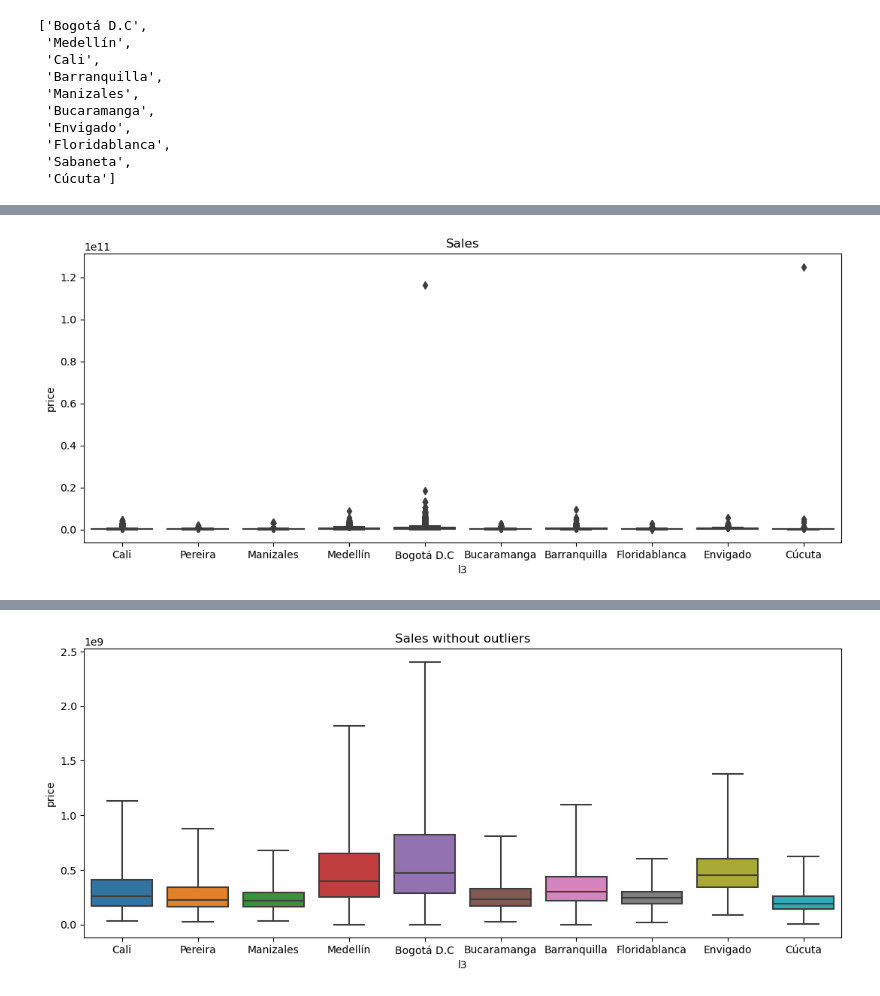
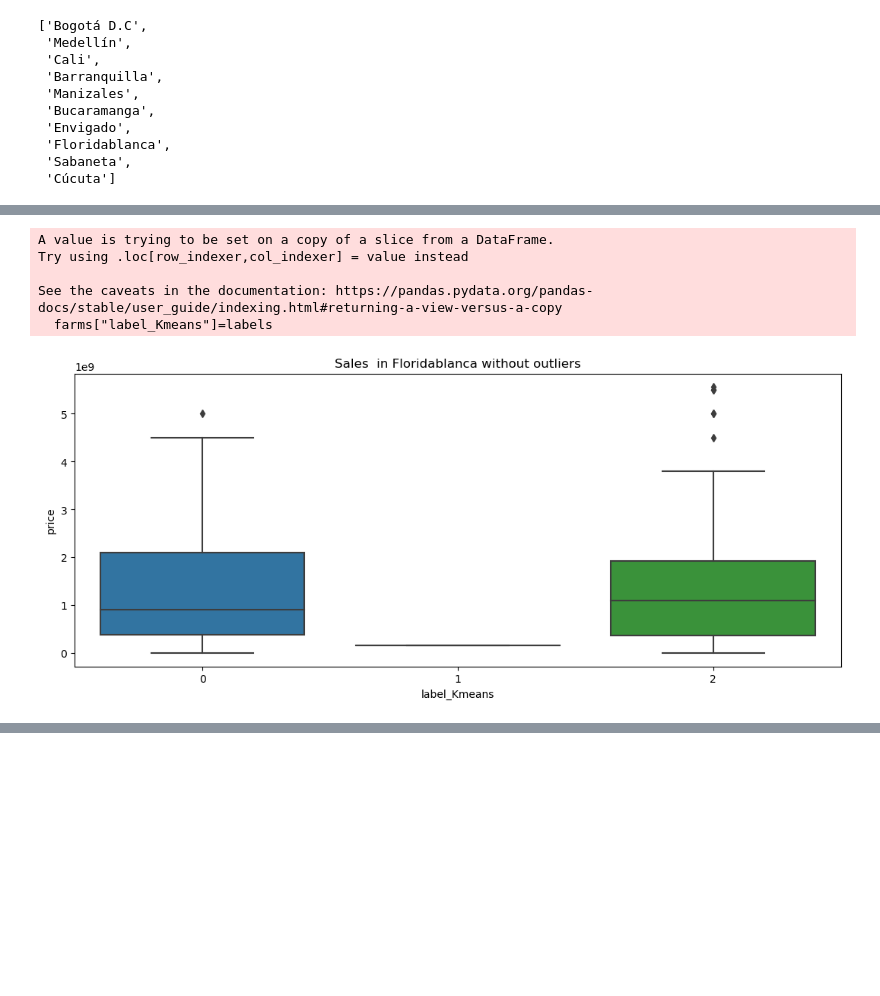
Before and after one commit to afrincon2/visualization, a Jupyter notebook: Prices.ipynb, the cells around one changed output, grey strips where cells are left out. Drawn from its saved outputs; the diff is of its cells as text; code cells hidden in the pictures; blank space fills up the shorter version.

```diff
--- a/Prices.ipynb
+++ b/Prices.ipynb
@@ -359,3 +266,0 @@ Name: property_type, dtype: int64
-# %%
-data=data[(data["currency"]!="ARS") & (data["currency"]!="USD")]
-data["currency"].value_counts()
@@ -395,9 +266,0 @@ plt.show()
-# %%
-corr=rent_data.corr ()
-# plot the heatmap
-plt.rcParams["figure.figsize"] = (8,5)
-plt.title("Rent correlation")
-sns.heatmap(corr,
-        xticklabels=corr.columns,
-        yticklabels=corr.columns)
-plt.show()
@@ -405,0 +323,24 @@ plt.show()
+# %%
+from sklearn.cluster import KMeans
+
+# Filter data to only include farms
+farms = data[data["property_type"] == "Finca"]
+
+# Define the number of clusters to create
+n_clusters = 3
+
+# Create a KMeans model with the specified number of clusters
+kmeans = KMeans(n_clusters=n_clusters, random_state=42)
+
+# Fit the model to the farm data
+kmeans.fit(farms[["lon", "lat"]])
+
+# Get the labels for each farm point
+labels = kmeans.labels_
+# Plot the farms with different colors for each cluster
+plt.figure(figsize=(8, 6))
+plt.title(f"{n_clusters} Clusters of Farms using k means")
+plt.xlabel("Longitude")
+plt.ylabel("Latitude")
+plt.scatter(farms["lon"], farms["lat"], c=labels, cmap="viridis")
+plt.show()
@@ -406,7 +349,16 @@ plt.show()
 # %%
+farms["label_Kmeans"]=labels
 plt.rcParams["figure.figsize"] = (13,5)
-plt.title("Sales")
-sns.boxplot(x='l3', y='price', data=sales_data)
+plt.title("Sales " + " in " + city+" without outliers")
+plt.xlabel("Number of bathrooms")
+plt.ylabel("Price scaled from 0 to 1")
+sns.boxplot(x="label_Kmeans", y="price",data= farms)
 plt.show()
+farms[farms["label_Kmeans"]==1]
 # %% [output]
+A value is trying to be set on a copy of a slice from a DataFrame.
+Try using .loc[row_indexer,col_indexer] = value instead
+
+See the caveats in the documentation: https://pandas.pydata.org/pandas-docs/stable/user_guide/indexing.html#returning-a-view-versus-a-copy
+  farms["label_Kmeans"]=labels
-[figure, old version]
+[figure, new version]
@@ -413,7 +366,0 @@ plt.show()
-# %%
-plt.rcParams["figure.figsize"] = (13,5)
-plt.title("Sales without outliers")
-sns.boxplot(x='l3', y='price', data=sales_data, whis=3, sym='')
-plt.show()
-# %% [output]
-[figure, removed]
```
Also changed, not shown: parts of 25 cells of this notebook.
